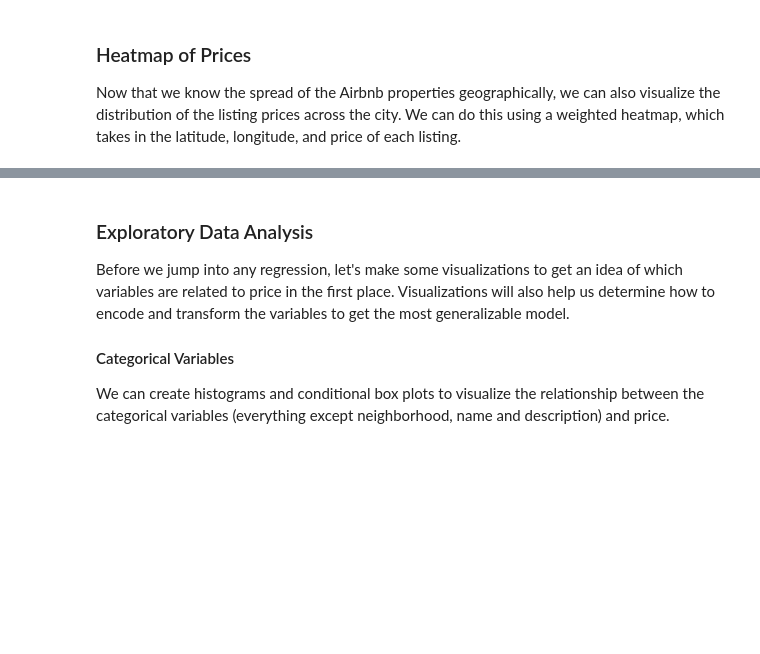
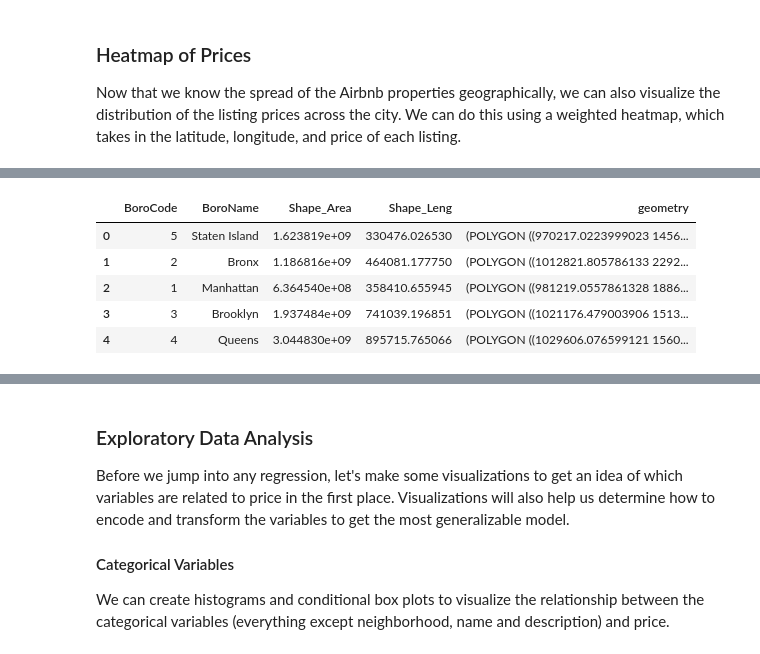
Before and after one commit to shouvikmani/AirbnbDataAnalysis, a Jupyter notebook: Analyzing_Airbnb_in_New_York_City.ipynb, the cells around one changed output, grey strips where cells are left out. Saved outputs shown, nothing was run; the diff lists cells and outputs as text; code cells hidden in the pictures; blank space fills up the shorter version.

```diff
--- a/Analyzing_Airbnb_in_New_York_City.ipynb
+++ b/Analyzing_Airbnb_in_New_York_City.ipynb
@@ -187,0 +157,20 @@ We will consider the following variables in our model:
+# %%
+import geopandas as gpd
+import shapely
+import matplotlib.pyplot as plt
+import seaborn
+seaborn.set_style("white")
+%matplotlib inline
+from geopy import GoogleV3
+geocoder = GoogleV3()
+geocoder.geocode("5000 Forbes Ave., Pittsburgh, PA")
+
+df_boro = gpd.read_file("data/borough_data/nybb.shp")
+df_boro.head()
+# %% [output]
+|  | BoroCode | BoroName | Shape_Area | Shape_Leng | geometry |
+| 0 | 5 | Staten Island | 1.623819e+09 | 330476.026530 | (POLYGON ((970217.0223999023 1456... |
+| 1 | 2 | Bronx | 1.186816e+09 | 464081.177750 | (POLYGON ((1012821.805786133 2292... |
+| 2 | 1 | Manhattan | 6.364540e+08 | 358410.655945 | (POLYGON ((981219.0557861328 1886... |
+| 3 | 3 | Brooklyn | 1.937484e+09 | 741039.196851 | (POLYGON ((1021176.479003906 1513... |
+| 4 | 4 | Queens | 3.044830e+09 | 895715.765066 | (POLYGON ((1029606.076599121 1560... |
```
Also changed, not shown: parts of 12 cells of this notebook, 6 other files.
